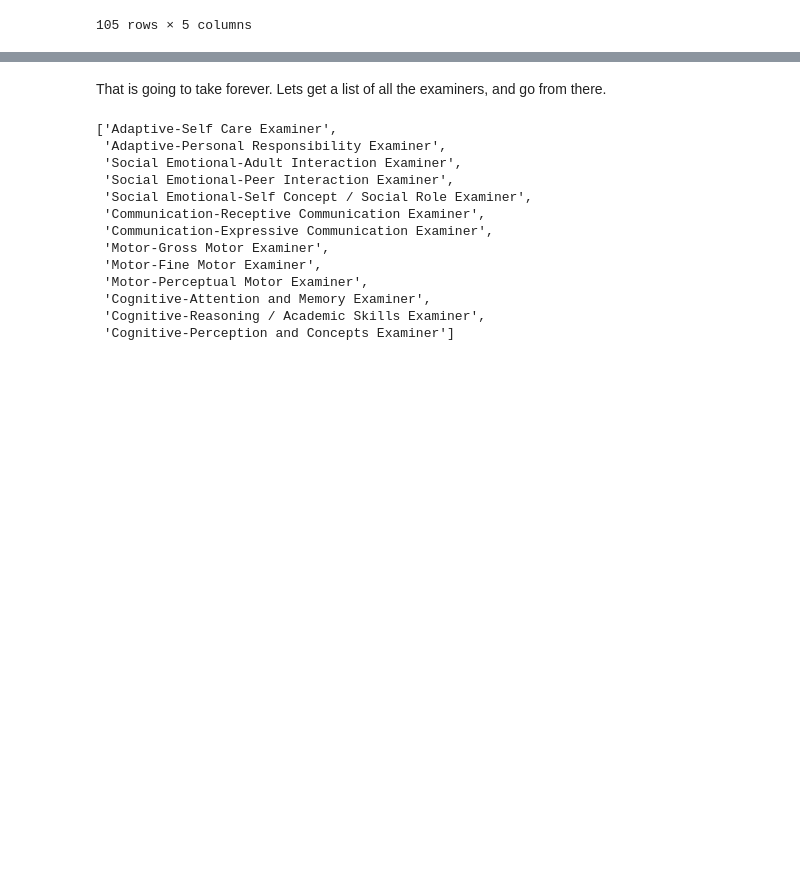
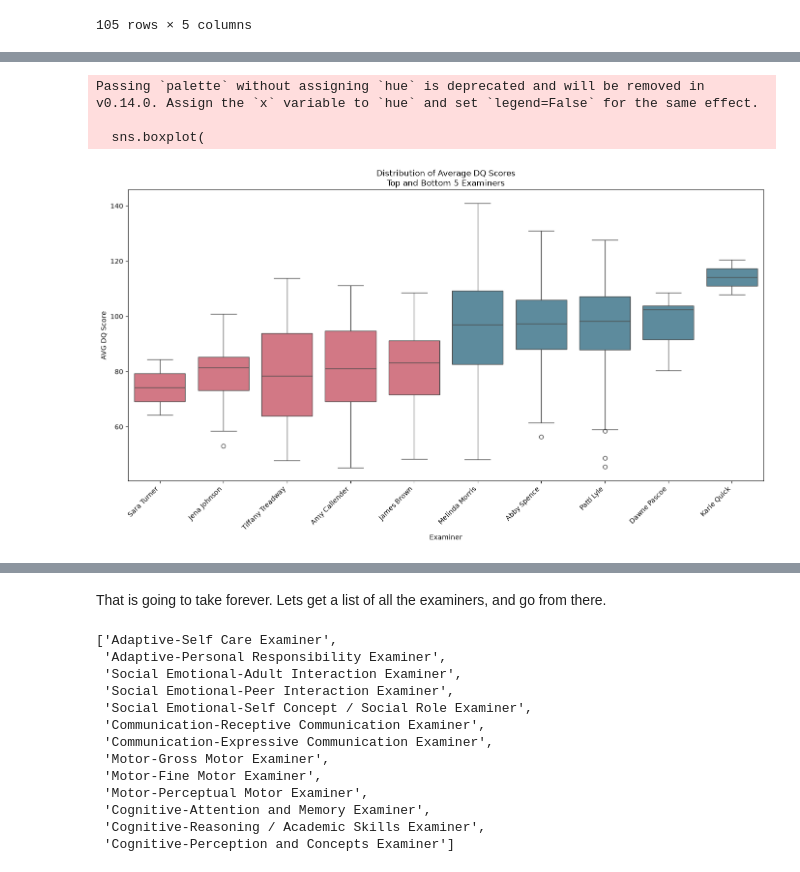
Before and after one commit to jewelamstewart-jpg/TEIS_Partner_Project, a Jupyter notebook: TEIS_Partner_Project.ipynb, the cells around one changed output, grey strips where cells are left out. Saved outputs shown, nothing was run; the diff lists cells and outputs as text; code cells hidden in the pictures; blank space fills up the shorter version.

```diff
--- a/TEIS_Partner_Project.ipynb
+++ b/TEIS_Partner_Project.ipynb
@@ -606,3 +629,41 @@ plt.show()
+# %%
+examiner_means = (evals_df.groupby('Adaptive-Self Care Examiner')['AVG_dq']
+    .mean().sort_values())
+
+bottom_5 = examiner_means.head(5).index.tolist()
+top_5 = examiner_means.tail(5).index.tolist()
+
+selected_examiners = bottom_5 + top_5
+# %%
+plot_df = evals_df[
+    evals_df['Adaptive-Self Care Examiner'].isin(selected_examiners)
+]
+
+# Order from lowest average scorer to highest
+order = bottom_5 + top_5
+
+plt.figure(figsize=(14, 8))
+
+sns.boxplot(
+    data=plot_df,
+    x='Adaptive-Self Care Examiner',
+    y='AVG_dq',
+    order=order,
+    palette=['#E1697A']*5 + ['#528FA8']*5
+)
+
+plt.title('Distribution of Average DQ Scores\nTop and Bottom 5 Examiners')
+plt.xlabel('Examiner')
+plt.ylabel('AVG DQ Score')
+plt.xticks(rotation=45, ha='right')
+
+plt.tight_layout()
+plt.show()
+# %% [output]
+Passing `palette` without assigning `hue` is deprecated and will be removed in v0.14.0. Assign the `x` variable to `hue` and set `legend=False` for the same effect.
+
+  sns.boxplot(
+[figure, added]
 # %%
 evals_df.groupby('Adaptive-Personal Responsibility Examiner')[domain_cols].mean()
 # %% [output]
```
Also changed, not shown: parts of 5 cells of this notebook.
